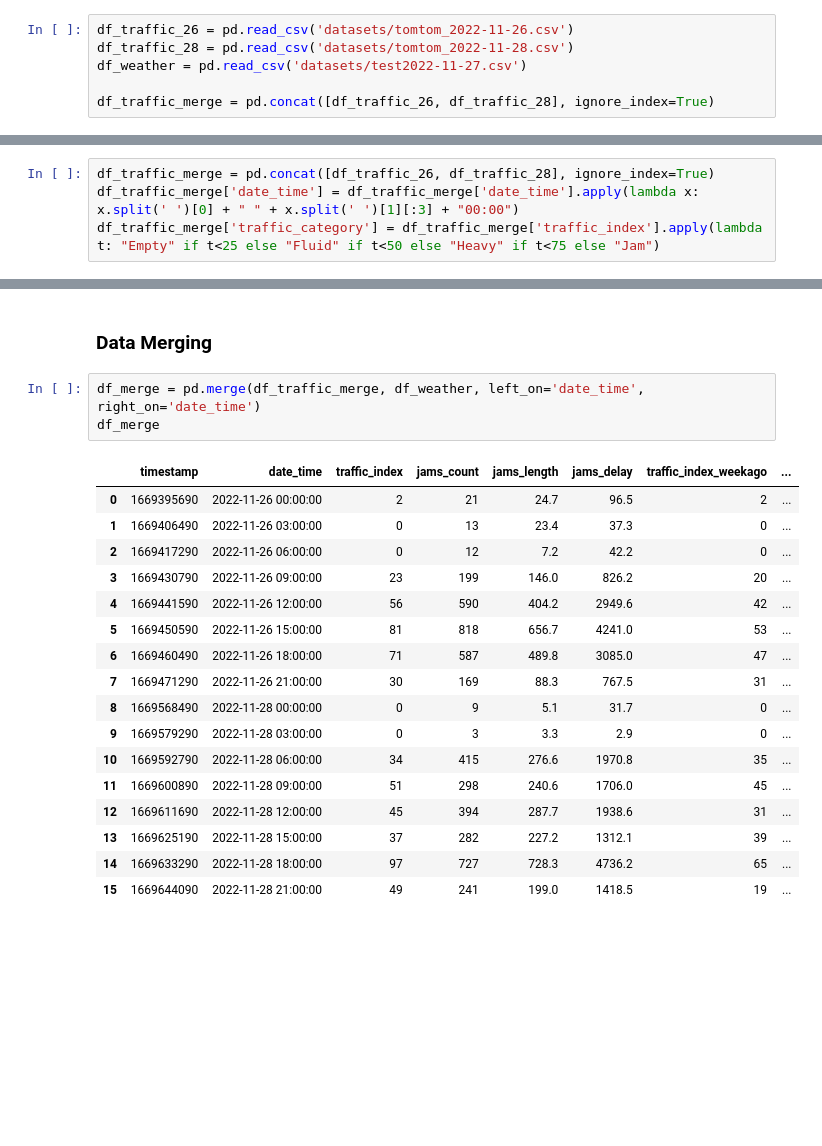
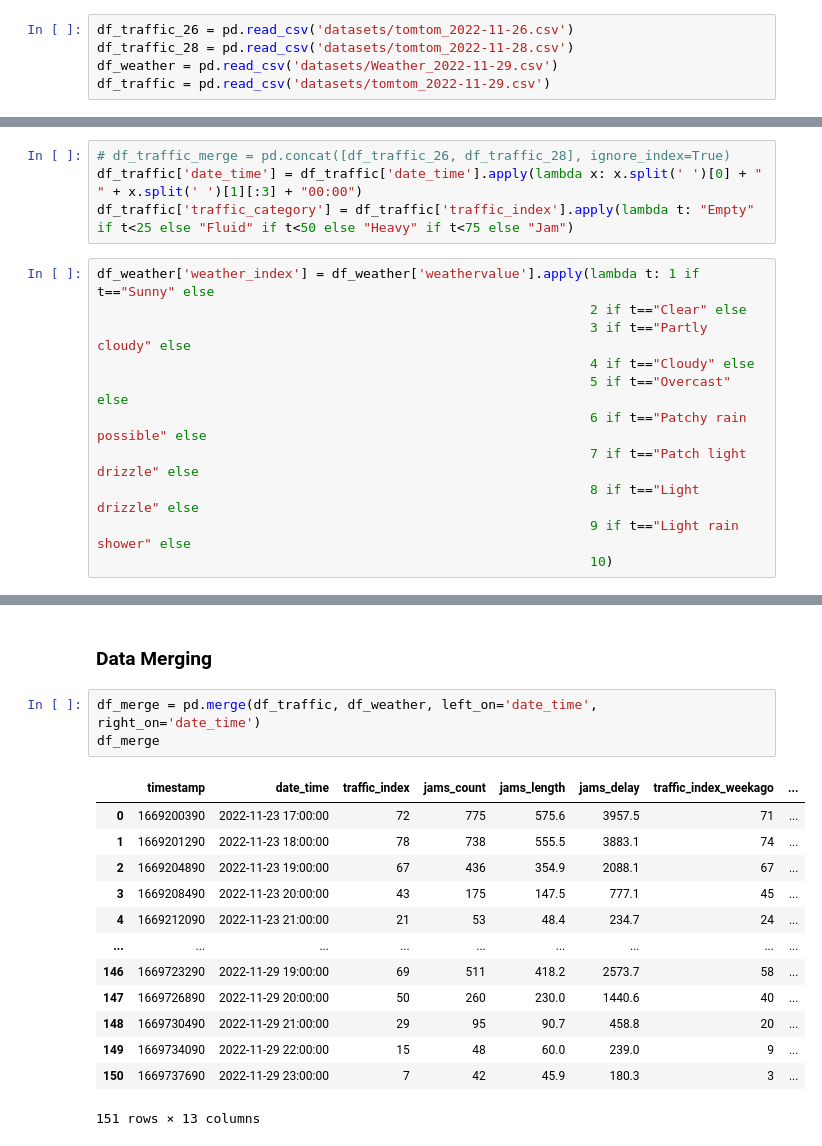
Before and after one commit to saddansyah/association-rules-with-apriori, a Jupyter notebook: index.ipynb, the cells around one changed output, grey strips where cells are left out. Drawn from its saved outputs; the diff is of its cells as text; blank space fills up the shorter version.

```diff
--- a/index.ipynb
+++ b/index.ipynb
@@ -22,18 +25,28 @@ from mlxtend.frequent_patterns import apriori
 # %%
 df_traffic_26 = pd.read_csv('datasets/tomtom_2022-11-26.csv')
 df_traffic_28 = pd.read_csv('datasets/tomtom_2022-11-28.csv')
-df_weather = pd.read_csv('datasets/test2022-11-27.csv')
-
-df_traffic_merge = pd.concat([df_traffic_26, df_traffic_28], ignore_index=True)
+df_weather = pd.read_csv('datasets/Weather_2022-11-29.csv')
+df_traffic = pd.read_csv('datasets/tomtom_2022-11-29.csv')
 # %% [markdown]
 ### Data Normalization
 # %% [markdown]
 - Normalize date_time format to hh:00:00
 - Add `traffic_category` column to categorize `traffic_index` quantitative attribute
 # %%
-df_traffic_merge = pd.concat([df_traffic_26, df_traffic_28], ignore_index=True)
-df_traffic_merge['date_time'] = df_traffic_merge['date_time'].apply(lambda x: x.split(' ')[0] + " " + x.split(' ')[1][:3] + "00:00")
-df_traffic_merge['traffic_category'] = df_traffic_merge['traffic_index'].apply(lambda t: "Empty" if t<25 else "Fluid" if t<50 else "Heavy" if t<75 else "Jam")
+# df_traffic_merge = pd.concat([df_traffic_26, df_traffic_28], ignore_index=True)
+df_traffic['date_time'] = df_traffic['date_time'].apply(lambda x: x.split(' ')[0] + " " + x.split(' ')[1][:3] + "00:00")
+df_traffic['traffic_category'] = df_traffic['traffic_index'].apply(lambda t: "Empty" if t<25 else "Fluid" if t<50 else "Heavy" if t<75 else "Jam")
+# %%
+df_weather['weather_index'] = df_weather['weathervalue'].apply(lambda t: 1 if t=="Sunny" else
+                                                               2 if t=="Clear" else
+                                                               3 if t=="Partly cloudy" else
+                                                               4 if t=="Cloudy" else
+                                                               5 if t=="Overcast" else
+                                                               6 if t=="Patchy rain possible" else
+                                                               7 if t=="Patch light drizzle" else
+                                                               8 if t=="Light drizzle" else
+                                                               9 if t=="Light rain shower" else
+                                                               10)
 # %%
 df_weather.isnull().sum()
 # %% [output]
@@ -92,23 +118,19 @@ df_traffic_merge.head()
 # %% [markdown]
 ### Data Merging
 # %%
-df_merge = pd.merge(df_traffic_merge, df_weather, left_on='date_time', right_on='date_time')
+df_merge = pd.merge(df_traffic, df_weather, left_on='date_time', right_on='date_time')
 df_merge
 # %% [output]
 |  | timestamp | date_time | traffic_index | jams_count | jams_length | jams_delay | traffic_index_weekago | ... |
-| 0 | 1669395690 | 2022-11-26 00:00:00 | 2 | 21 | 24.7 | 96.5 | 2 | ... |
-| 1 | 1669406490 | 2022-11-26 03:00:00 | 0 | 13 | 23.4 | 37.3 | 0 | ... |
-| 2 | 1669417290 | 2022-11-26 06:00:00 | 0 | 12 | 7.2 | 42.2 | 0 | ... |
-| 3 | 1669430790 | 2022-11-26 09:00:00 | 23 | 199 | 146.0 | 826.2 | 20 | ... |
-| 4 | 1669441590 | 2022-11-26 12:00:00 | 56 | 590 | 404.2 | 2949.6 | 42 | ... |
-| 5 | 1669450590 | 2022-11-26 15:00:00 | 81 | 818 | 656.7 | 4241.0 | 53 | ... |
-| 6 | 1669460490 | 2022-11-26 18:00:00 | 71 | 587 | 489.8 | 3085.0 | 47 | ... |
-| 7 | 1669471290 | 2022-11-26 21:00:00 | 30 | 169 | 88.3 | 767.5 | 31 | ... |
-| 8 | 1669568490 | 2022-11-28 00:00:00 | 0 | 9 | 5.1 | 31.7 | 0 | ... |
-| 9 | 1669579290 | 2022-11-28 03:00:00 | 0 | 3 | 3.3 | 2.9 | 0 | ... |
-| 10 | 1669592790 | 2022-11-28 06:00:00 | 34 | 415 | 276.6 | 1970.8 | 35 | ... |
-| 11 | 1669600890 | 2022-11-28 09:00:00 | 51 | 298 | 240.6 | 1706.0 | 45 | ... |
-| 12 | 1669611690 | 2022-11-28 12:00:00 | 45 | 394 | 287.7 | 1938.6 | 31 | ... |
-| 13 | 1669625190 | 2022-11-28 15:00:00 | 37 | 282 | 227.2 | 1312.1 | 39 | ... |
-| 14 | 1669633290 | 2022-11-28 18:00:00 | 97 | 727 | 728.3 | 4736.2 | 65 | ... |
-| 15 | 1669644090 | 2022-11-28 21:00:00 | 49 | 241 | 199.0 | 1418.5 | 19 | ... |
+| 0 | 1669200390 | 2022-11-23 17:00:00 | 72 | 775 | 575.6 | 3957.5 | 71 | ... |
+| 1 | 1669201290 | 2022-11-23 18:00:00 | 78 | 738 | 555.5 | 3883.1 | 74 | ... |
+| 2 | 1669204890 | 2022-11-23 19:00:00 | 67 | 436 | 354.9 | 2088.1 | 67 | ... |
+| 3 | 1669208490 | 2022-11-23 20:00:00 | 43 | 175 | 147.5 | 777.1 | 45 | ... |
+| 4 | 1669212090 | 2022-11-23 21:00:00 | 21 | 53 | 48.4 | 234.7 | 24 | ... |
+| ... | ... | ... | ... | ... | ... | ... | ... | ... |
+| 146 | 1669723290 | 2022-11-29 19:00:00 | 69 | 511 | 418.2 | 2573.7 | 58 | ... |
+| 147 | 1669726890 | 2022-11-29 20:00:00 | 50 | 260 | 230.0 | 1440.6 | 40 | ... |
+| 148 | 1669730490 | 2022-11-29 21:00:00 | 29 | 95 | 90.7 | 458.8 | 20 | ... |
+| 149 | 1669734090 | 2022-11-29 22:00:00 | 15 | 48 | 60.0 | 239.0 | 9 | ... |
+| 150 | 1669737690 | 2022-11-29 23:00:00 | 7 | 42 | 45.9 | 180.3 | 3 | ... |
+151 rows × 13 columns
```
Also changed, not shown: parts of 29 cells of this notebook, 2 other files.
